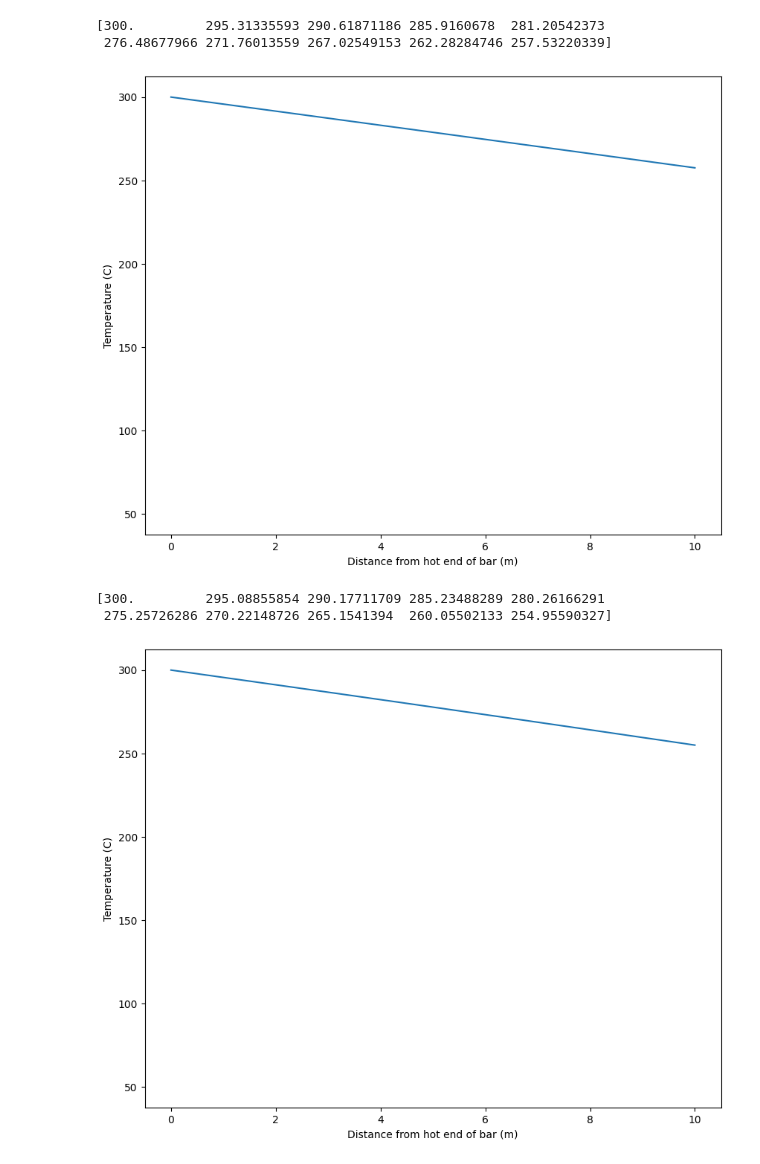
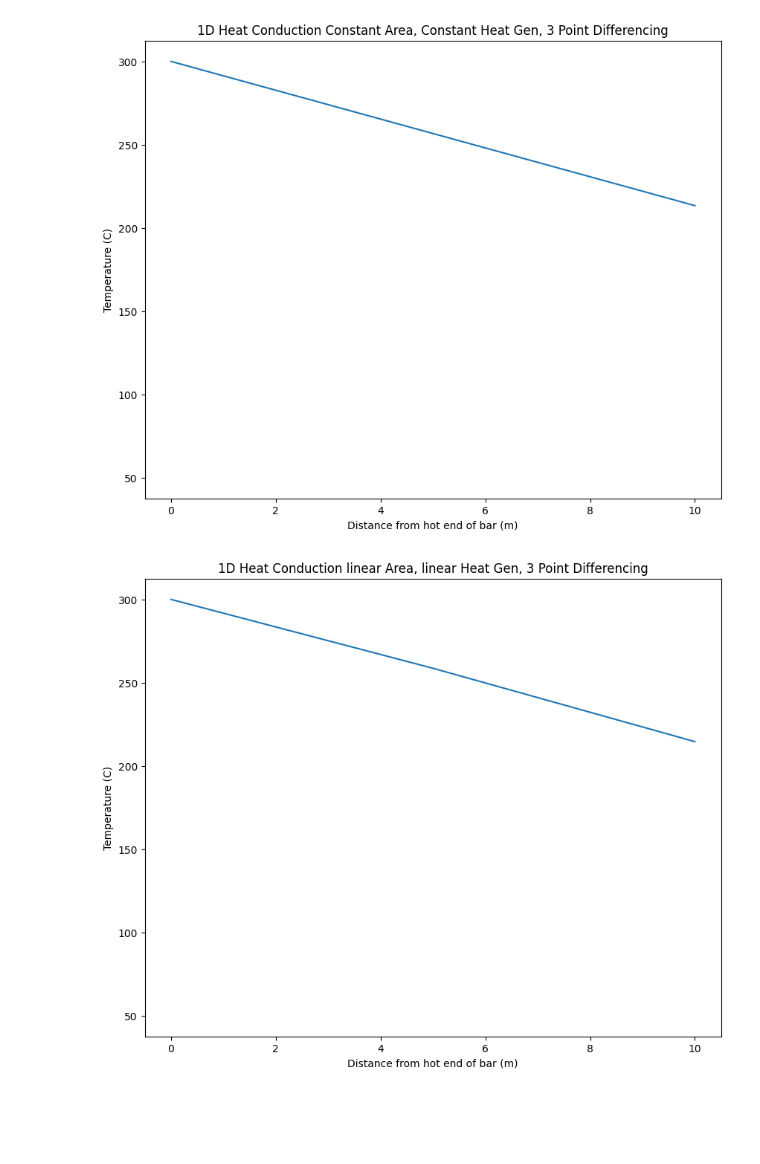
Before and after one commit to Imadanny/ME-241-Project, a Jupyter notebook: ME-241 Group 18 Project V2.ipynb, the cells around one changed output. Cells and saved outputs as stored; diff of their text form; code cells hidden in the pictures; blank space fills up the shorter version.

```diff
--- a/ME-241 Group 18 Project V2.ipynb
+++ b/ME-241 Group 18 Project V2.ipynb
@@ -7,16 +7,17 @@ import ipywidgets
 # defining material properties
 LBar   =         10     # length of bar: meters
 kCond  =         250    # thermal conductivity: W/m/C
-hConv  =         5      # convection coefficient: W/m^2/C
+hConv  =         14      # convection coefficient: W/m^2/C
 xsInit =         0.1    # initial cross-section area: m^2
 xsFin  =         0.05   # final cross-section area: m^2
 Tair   =         20     # air temp: Celsius
-n      =         10     # number of sections
+n      =         5     # number of sections
 sHeat  =         2      # heat gen per unit length: W/m
 sHeatF =         10     # heat gen variable by length: W/m
 # boundary condition
 Tinit  =         300    # initial bar temp: C
 
+# 3 point, constant area, constant heat gen
 
 dx = LBar/(n)
 dx2 = dx*dx
@@ -45,63 +46,43 @@ for i in range(2, n-2):
     LM[i,i]   = -2
     LM[i,i+1] =  1
 
 
 # defining the last row
 LM[-1,-1] = 1 + (hConv *dx/kCond)
 LM[-1,-2] = -1
 #variation of cross sectional area
 
 # array of steps for area
 Area = np.linspace(xsInit, xsFin, n-1)
 
 
 
 # matrix b
-#b = np.full(n, ((sHeat/(kCond*xsInit)))*12*(dx**2))
-### testing different b
-b = np.full(n, ((-sHeat/(kCond))*(dx2)))
+
+b = np.full(n, ((-sHeat/(kCond)*(xsInit))*(dx2)))
 b[0]  = 300
-#b[1]  = ((-sHeat/(kCond))*(dx2))
-#b[-2]  = ((-sHeat/(kCond))*(dx2))
 b[-1] = (hConv*dx/kCond)*Tair
 
 
 # solve the linear equation
-vectors = np.linalg.solve(LM, b)
+vectors3pconstant = np.linalg.solve(LM, b)
 
 
-### TEST ###
 xvals = np.linspace(0, 10, n)
 
-print(vectors)
+
 plt.figure(figsize=(10,8))
-plt.plot(xvals, vectors)
+plt.plot(xvals, vectors3pconstant)
 plt.plot(5, 50)
+
+plt.title("1D Heat Conduction Constant Area, Constant Heat Gen, 3 Point Differencing")
 plt.xlabel('Distance from hot end of bar (m)')
 plt.ylabel('Temperature (C)')
 plt.show()
 # %% [output]
-[300.         295.31335593 290.61871186 285.9160678  281.20542373
- 276.48677966 271.76013559 267.02549153 262.28284746 257.53220339]
-[figure, old version]
+[figure, new version]
 # %%
-# importing modules for matrix and plotting
-import numpy as np
-import matplotlib.pyplot as plt
-import ipywidgets
-
-# defining material properties
-LBar   =         10     # length of bar: meters
-kCond  =         250    # thermal conductivity: W/m/C
-hConv  =         5      # convection coefficient: W/m^2/C
-xsInit =         0.1    # initial cross-section area: m^2
-xsFin  =         0.05   # final cross-section area: m^2
-Tair   =         20     # air temp: Celsius
-n      =         10     # number of sections
-sHeat  =         1      # heat gen per unit length: W/m
-sHeatF =         10     # heat gen variable by length: W/m
-# boundary condition
-Tinit  =         300    # initial bar temp: C
+# 3 point, linear area, linear heat gen
 
 #variation of cross sectional area
 # array of steps for area
@@ -135,7 +116,7 @@ LM[-2,-3]  =  1
 # creating our RHS matrix
 b = np.full(n, 0)
 
-# for loop
+# for loop for different areas
 for i in range(2, n-2):
     # creating the Left side matrix for rows 2 and beyond
     # including linear x-sectional area function
@@ -159,18 +140,16 @@ b[-1] = (hConv*dx/kCond)*Tair
 
 
 # solve the linear equation
-vectors = np.linalg.solve(LM, b)
-print(vectors)
-### TEST ###
+vectors3plinear = np.linalg.solve(LM, b)
+
 xvals = np.linspace(0, 10, n)
 
 plt.figure(figsize=(10,8))
-plt.plot(xvals, vectors)
+plt.plot(xvals, vectors3plinear)
 plt.plot(5, 50)
+plt.title("1D Heat Conduction linear Area, linear Heat Gen, 3 Point Differencing")
 plt.xlabel('Distance from hot end of bar (m)')
 plt.ylabel('Temperature (C)')
 plt.show()
 # %% [output]
-[300.         295.08855854 290.17711709 285.23488289 280.26166291
- 275.25726286 270.22148726 265.1541394  260.05502133 254.95590327]
-[figure, old version]
+[figure, new version]
```
Also changed, not shown: parts of 3 cells of this notebook.
